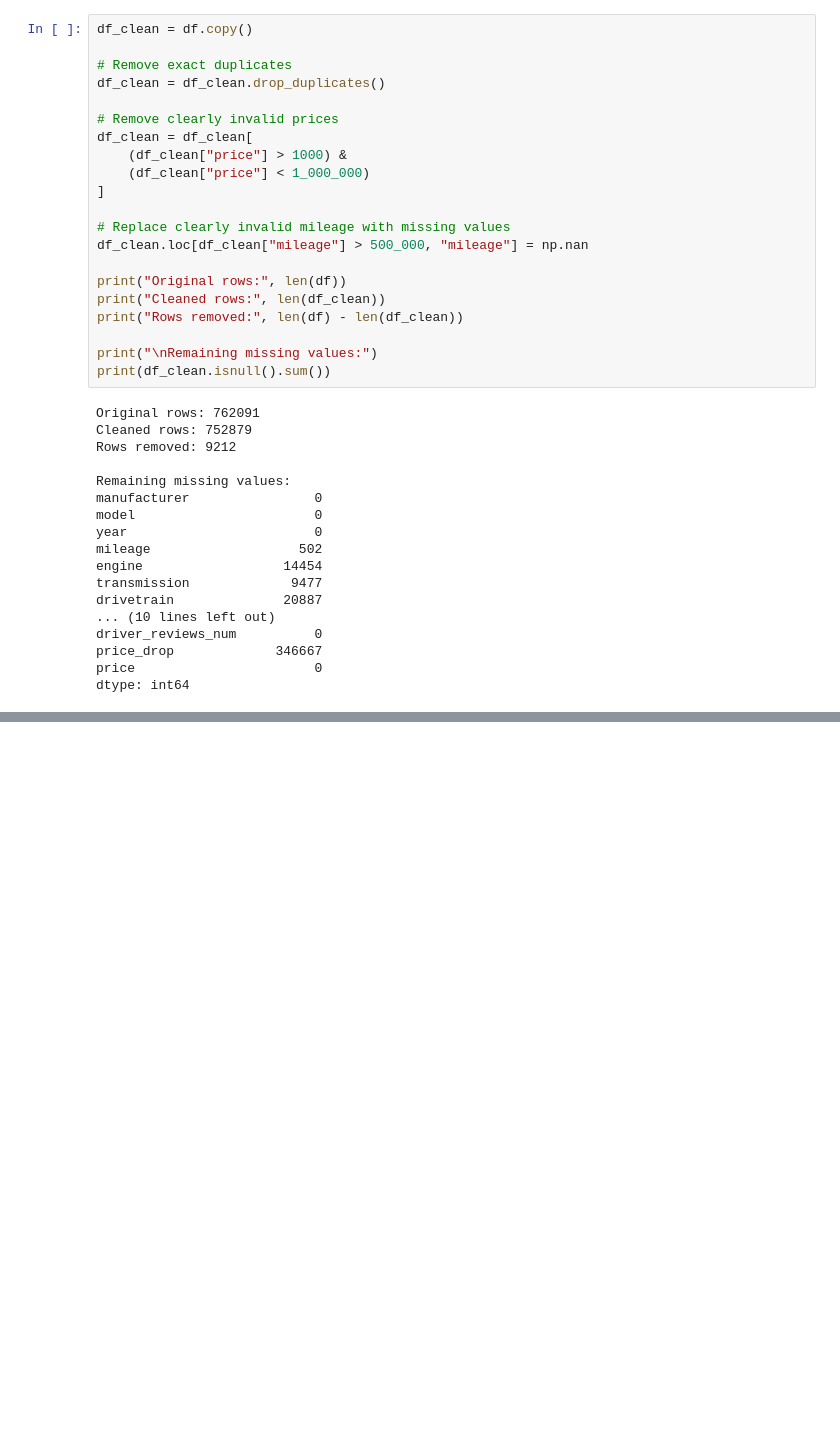
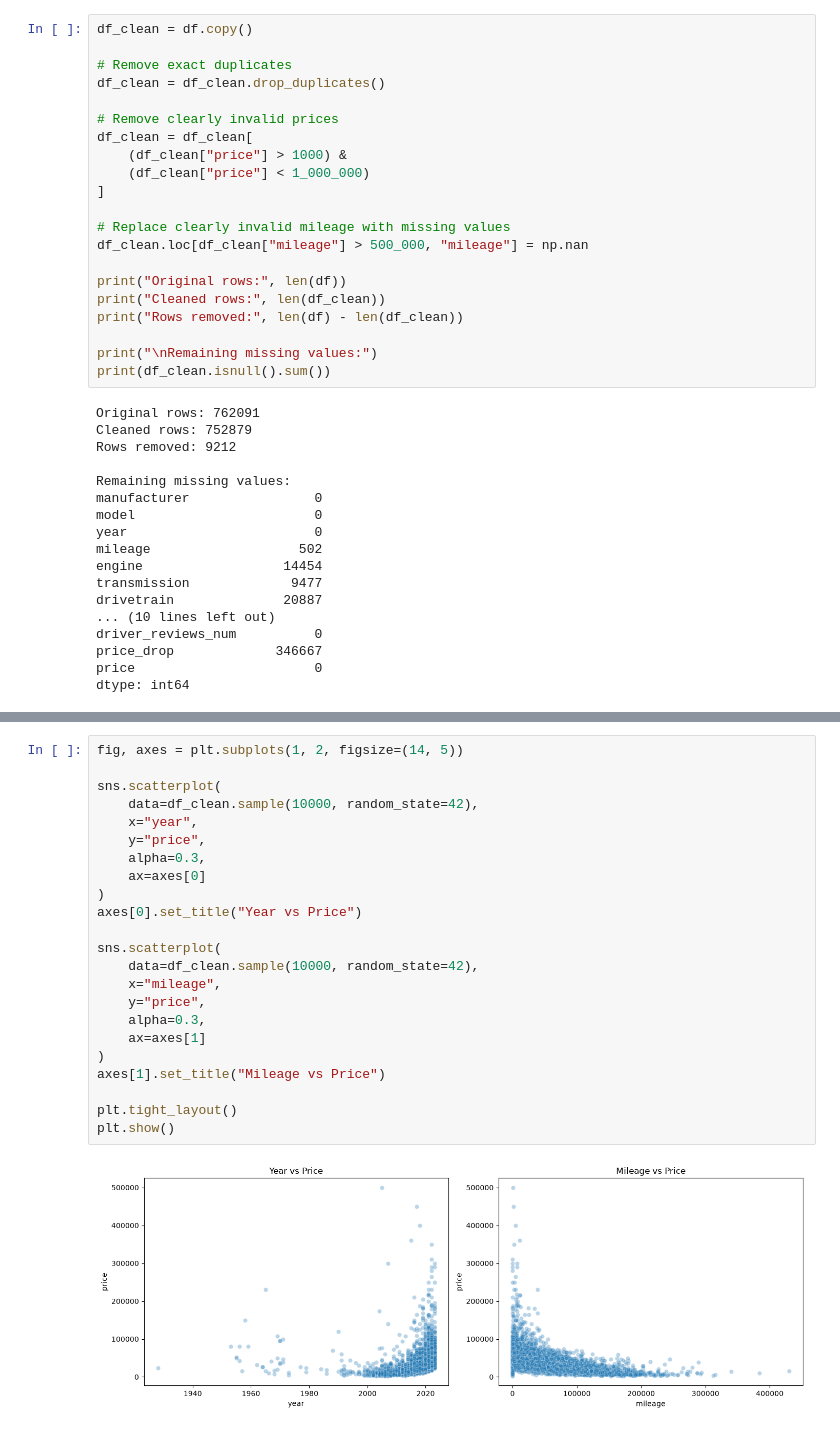
Before and after one commit to olegicks/car-price-predictor, a Jupyter notebook: notebooks/01_eda.ipynb, the cells around one changed output, grey strips where cells are left out. Saved outputs shown, nothing was run; the diff lists cells and outputs as text; blank space fills up the shorter version.

```diff
--- a/notebooks/01_eda.ipynb
+++ b/notebooks/01_eda.ipynb
@@ -398,0 +443,25 @@ dtype: int64
+# %%
+fig, axes = plt.subplots(1, 2, figsize=(14, 5))
+
+sns.scatterplot(
+    data=df_clean.sample(10000, random_state=42),
+    x="year",
+    y="price",
+    alpha=0.3,
+    ax=axes[0]
+)
+axes[0].set_title("Year vs Price")
+
+sns.scatterplot(
+    data=df_clean.sample(10000, random_state=42),
+    x="mileage",
+    y="price",
+    alpha=0.3,
+    ax=axes[1]
+)
+axes[1].set_title("Mileage vs Price")
+
+plt.tight_layout()
+plt.show()
+# %% [output]
+[figure, added]
```
Also changed, not shown: parts of 19 cells of this notebook.
